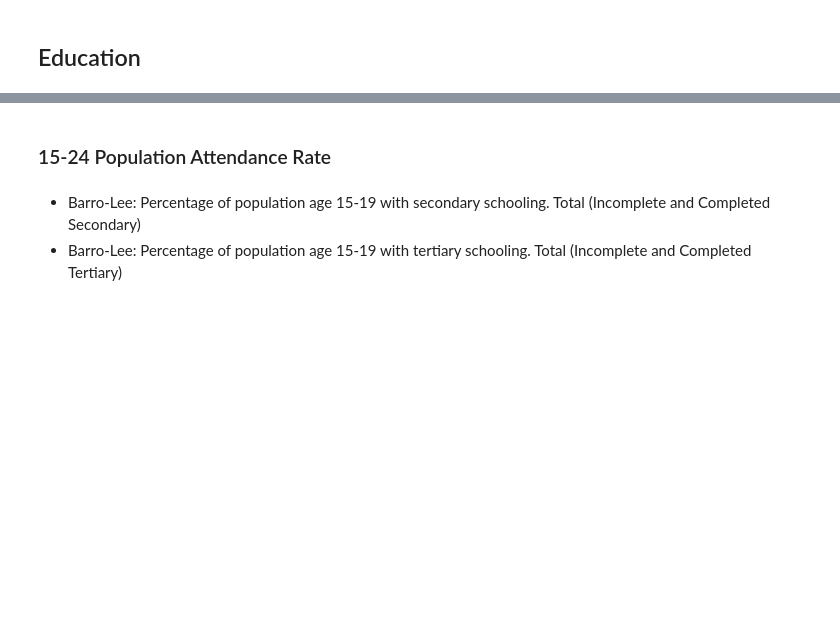
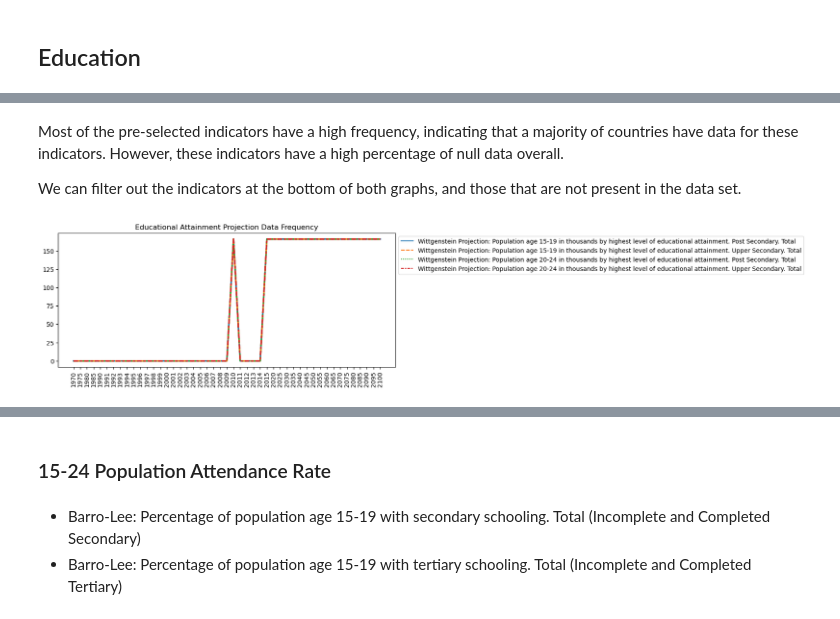
Before and after one commit to Dzov/DSP2, a Jupyter notebook: P2-notebook.ipynb, the cells around one changed output, grey strips where cells are left out. Saved outputs shown, nothing was run; the diff lists cells and outputs as text; code cells hidden in the pictures; blank space fills up the shorter version.

```diff
--- a/P2-notebook.ipynb
+++ b/P2-notebook.ipynb
@@ -325,0 +435,26 @@ def groupByCountries(df: pd.DataFrame):
+# %% [markdown]
+Most of the pre-selected indicators have a high frequency, indicating that a majority of countries have data for these indicators. However, these indicators have a high percentage of null data overall.
+
+We can filter out the indicators at the bottom of both graphs, and those that are not present in the data set.
+# %%
+education_projection_indicators = [
+    "Wittgenstein Projection: Population age 15-19 in thousands by highest level of educational attainment. Post Secondary. Total",
+    "Wittgenstein Projection: Population age 15-19 in thousands by highest level of educational attainment. Upper Secondary. Total",
+    "Wittgenstein Projection: Population age 20-24 in thousands by highest level of educational attainment. Post Secondary. Total",
+    "Wittgenstein Projection: Population age 20-24 in thousands by highest level of educational attainment. Upper Secondary. Total",
+]
+education_projection = data.loc[
+    data["Indicator Name"].isin(education_projection_indicators)
+]
+
+plt.figure(figsize=[10, 4])
+transposed_df = (
+    education_projection.groupby(["Indicator Name"])[filtered_years].count()
+).transpose()
+ax = sns.lineplot(transposed_df, linewidth=2.5)
+ax.legend(bbox_to_anchor=(1, 1))
+plt.xticks(rotation=90)
+plt.title("Educational Attainment Projection Data Frequency")
+plt.show()
+# %% [output]
+[figure, added]
```
Also changed, not shown: parts of 72 cells of this notebook.
